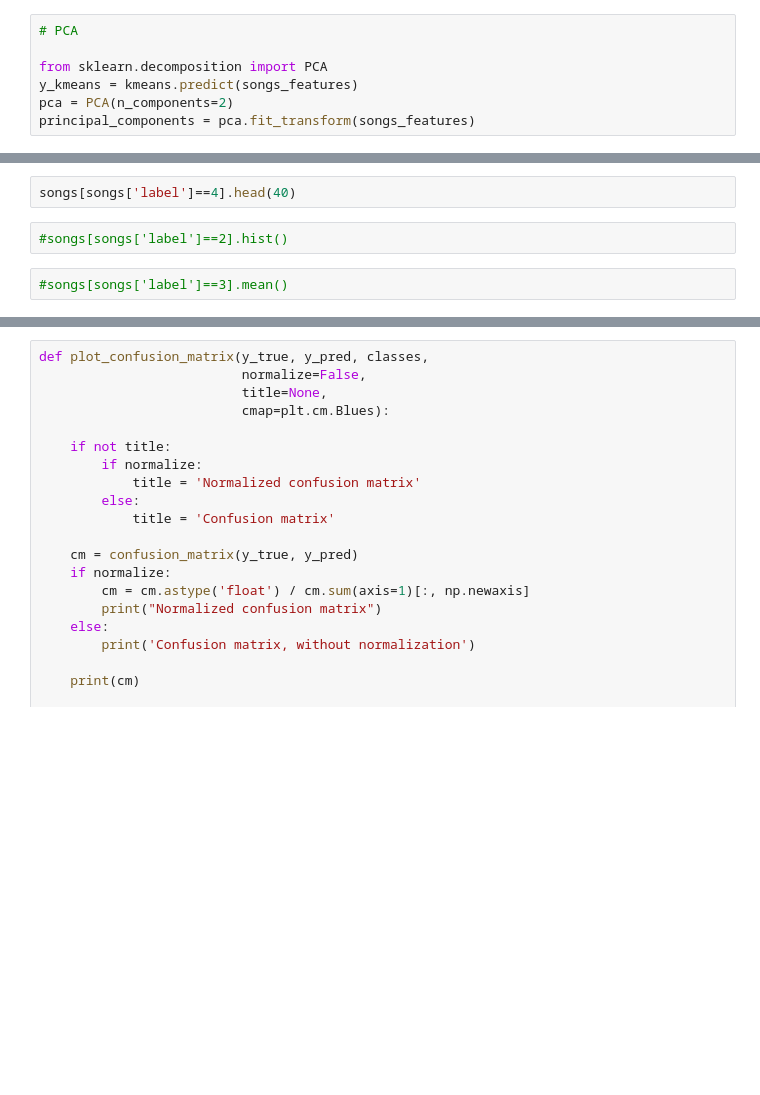
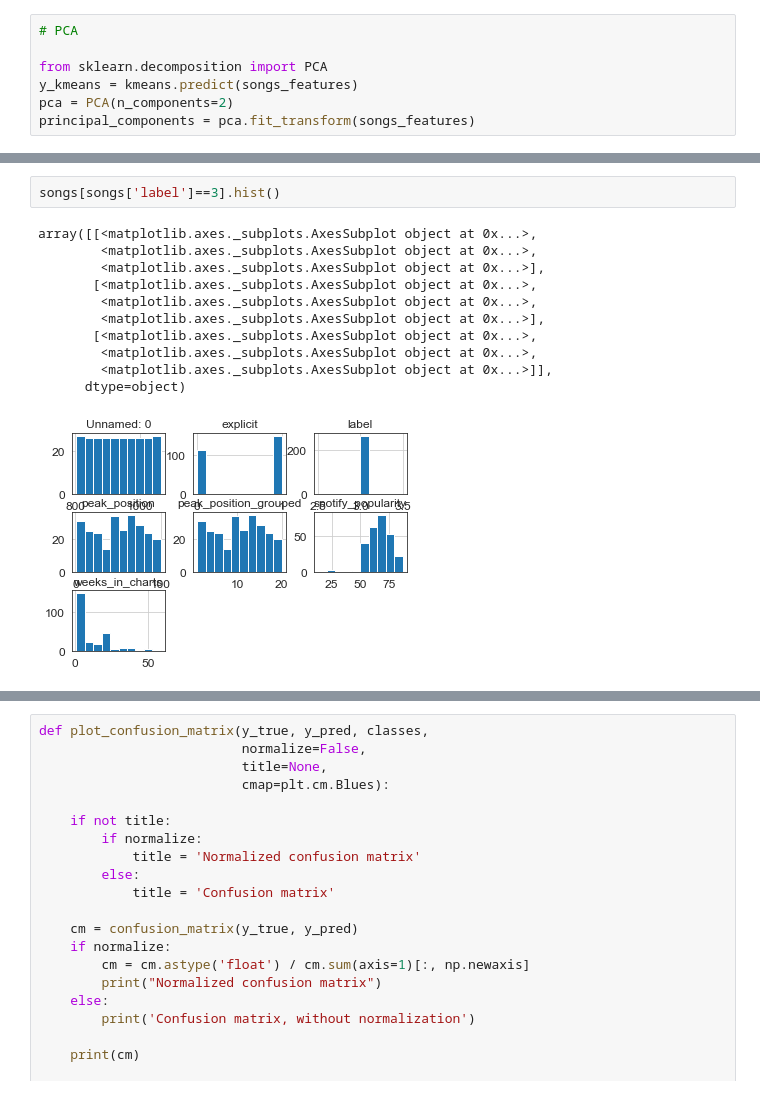
Before and after one commit to kashishs1993/DS_project_final_kashish, a Jupyter notebook: sose2020-DS_project_final_kashish/confusion_matrix_Genre_Master.ipynb, the cells around one changed output, grey strips where cells are left out. Cells and saved outputs as stored; diff of their text form; blank space fills up the shorter version.

```diff
--- a/sose2020-DS_project_final_kashish/confusion_matrix_Genre_Master.ipynb
+++ b/sose2020-DS_project_final_kashish/confusion_matrix_Genre_Master.ipynb
@@ -104,7 +239,15 @@ songs[songs['label']==3].head(40)
 # %%
-songs[songs['label']==4].head(40)
+songs[songs['label']==3].hist()
+# %% [output]
+array([[<matplotlib.axes._subplots.AxesSubplot object at 0x...>,
+        <matplotlib.axes._subplots.AxesSubplot object at 0x...>,
+        <matplotlib.axes._subplots.AxesSubplot object at 0x...>],
+       [<matplotlib.axes._subplots.AxesSubplot object at 0x...>,
+        <matplotlib.axes._subplots.AxesSubplot object at 0x...>,
+        <matplotlib.axes._subplots.AxesSubplot object at 0x...>],
+       [<matplotlib.axes._subplots.AxesSubplot object at 0x...>,
+        <matplotlib.axes._subplots.AxesSubplot object at 0x...>,
+        <matplotlib.axes._subplots.AxesSubplot object at 0x...>]],
+      dtype=object)
+[figure, added]
-# %%
-#songs[songs['label']==2].hist()
-# %%
-#songs[songs['label']==3].mean()
 # %%
```
Also changed, not shown: parts of 27 cells of this notebook.
